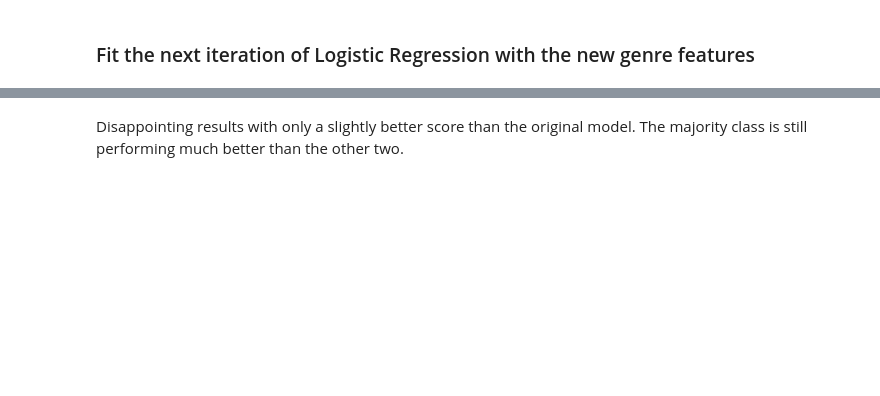
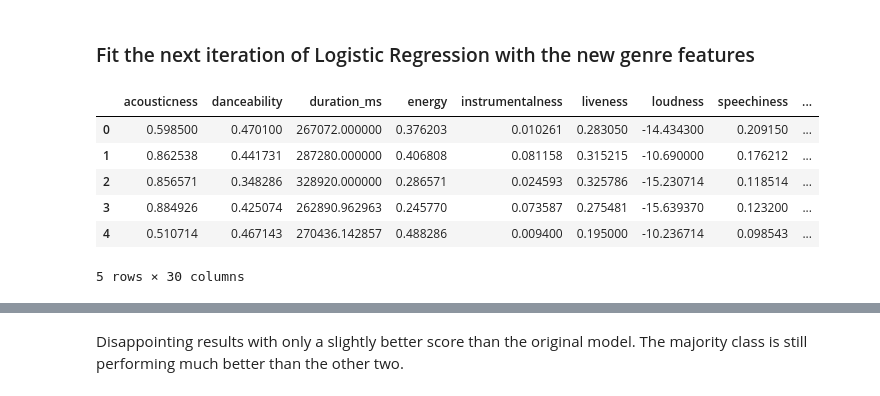
Before and after one commit to drrausch/dsc-phase-3-project, a Jupyter notebook: SecondModel_Scaling&Normalizing.ipynb, the cells around one changed output, grey strips where cells are left out. Saved outputs shown, nothing was run; the diff lists cells and outputs as text; code cells hidden in the pictures; blank space fills up the shorter version.

```diff
--- a/SecondModel_Scaling&Normalizing.ipynb
+++ b/SecondModel_Scaling&Normalizing.ipynb
@@ -62,7 +62,7 @@ types = ['hip hop', 'pop', 'rock', 'country', 'classical', 'jazz', 'blues', 'rap
 
 grouped = dict()
 for t in types:
-    for i,row in enumerate(data['genre']):
+    for i,row in enumerate(data['clean_genre']):
         if t in row:
             grouped.update({i:t})
 # %%
@@ -145,2 +174,12 @@ X_train, X_test, y_train, y_test = train_test_split(X, y, test_size = .3, random
 # %% [markdown]
 ### Fit the next iteration of Logistic Regression with the new genre features
+# %%
+X.head()
+# %% [output]
+|  | acousticness | danceability | duration_ms | energy | instrumentalness | liveness | loudness | speechiness | ... |
+| 0 | 0.598500 | 0.470100 | 267072.000000 | 0.376203 | 0.010261 | 0.283050 | -14.434300 | 0.209150 | ... |
+| 1 | 0.862538 | 0.441731 | 287280.000000 | 0.406808 | 0.081158 | 0.315215 | -10.690000 | 0.176212 | ... |
+| 2 | 0.856571 | 0.348286 | 328920.000000 | 0.286571 | 0.024593 | 0.325786 | -15.230714 | 0.118514 | ... |
+| 3 | 0.884926 | 0.425074 | 262890.962963 | 0.245770 | 0.073587 | 0.275481 | -15.639370 | 0.123200 | ... |
+| 4 | 0.510714 | 0.467143 | 270436.142857 | 0.488286 | 0.009400 | 0.195000 | -10.236714 | 0.098543 | ... |
+5 rows × 30 columns
```
Also changed, not shown: parts of 23 cells of this notebook, 4 other files.
